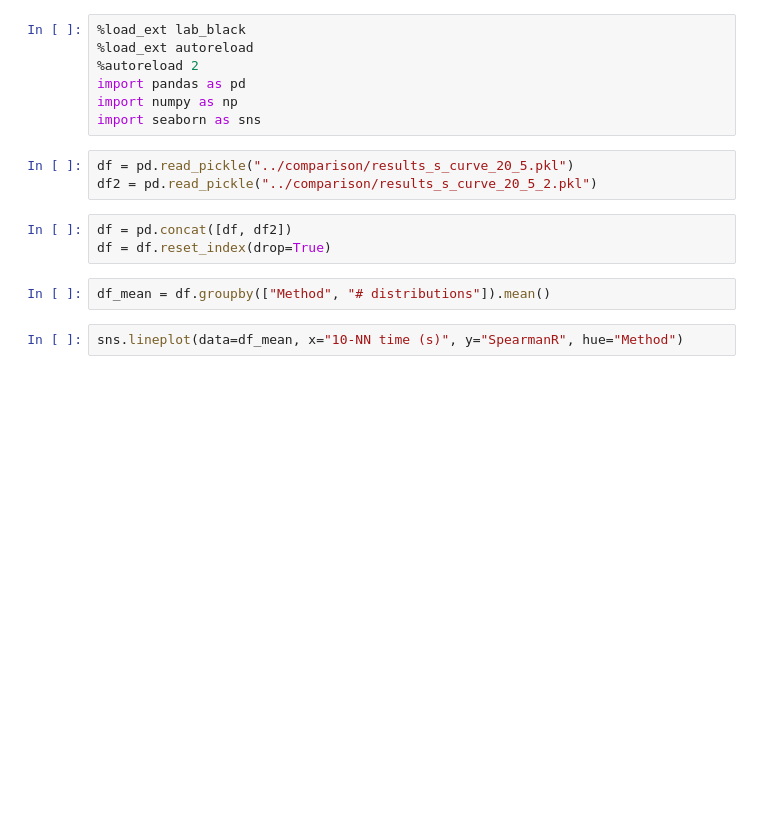
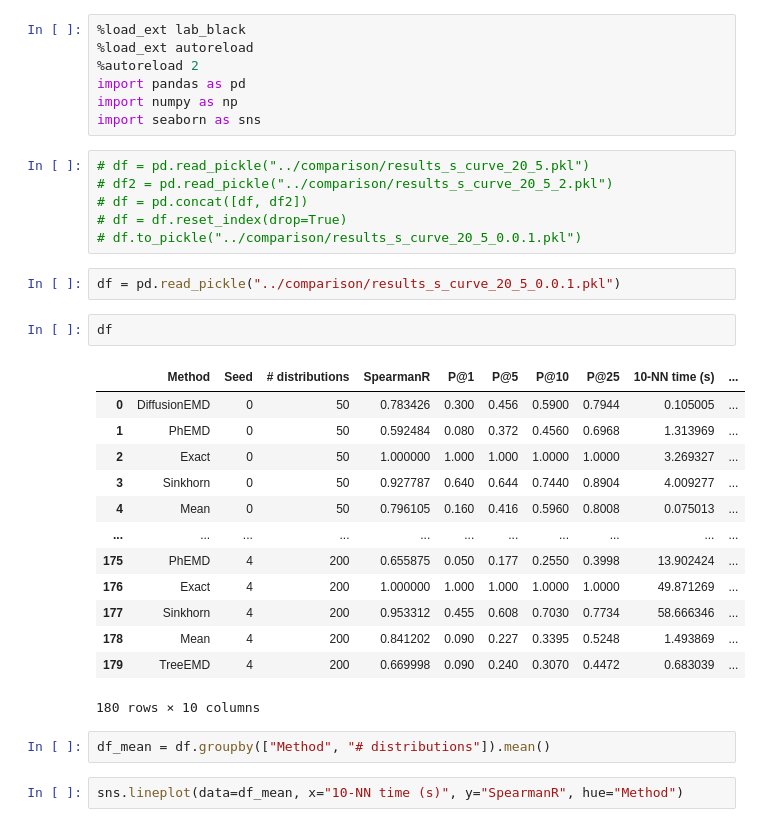
Before and after one commit to atong01/MultiscaleEMD, a Jupyter notebook: notebooks/comparison_analysis.ipynb, the cells around one changed output. Drawn from its saved outputs; the diff is of its cells as text; blank space fills up the shorter version.

Commit message:
Refactor comparisons

```diff
--- a/notebooks/comparison_analysis.ipynb
+++ b/notebooks/comparison_analysis.ipynb
@@ -6,11 +6,29 @@ import pandas as pd
 import numpy as np
 import seaborn as sns
 # %%
-df = pd.read_pickle("../comparison/results_s_curve_20_5.pkl")
-df2 = pd.read_pickle("../comparison/results_s_curve_20_5_2.pkl")
+# df = pd.read_pickle("../comparison/results_s_curve_20_5.pkl")
+# df2 = pd.read_pickle("../comparison/results_s_curve_20_5_2.pkl")
+# df = pd.concat([df, df2])
+# df = df.reset_index(drop=True)
+# df.to_pickle("../comparison/results_s_curve_20_5_0.0.1.pkl")
+# %%
+df = pd.read_pickle("../comparison/results_s_curve_20_5_0.0.1.pkl")
 # %%
-df = pd.concat([df, df2])
-df = df.reset_index(drop=True)
+df
+# %% [output]
+|  | Method | Seed | # distributions | SpearmanR | P@1 | P@5 | P@10 | P@25 | 10-NN time (s) | ... |
+| 0 | DiffusionEMD | 0 | 50 | 0.783426 | 0.300 | 0.456 | 0.5900 | 0.7944 | 0.105005 | ... |
+| 1 | PhEMD | 0 | 50 | 0.592484 | 0.080 | 0.372 | 0.4560 | 0.6968 | 1.313969 | ... |
+| 2 | Exact | 0 | 50 | 1.000000 | 1.000 | 1.000 | 1.0000 | 1.0000 | 3.269327 | ... |
+| 3 | Sinkhorn | 0 | 50 | 0.927787 | 0.640 | 0.644 | 0.7440 | 0.8904 | 4.009277 | ... |
+| 4 | Mean | 0 | 50 | 0.796105 | 0.160 | 0.416 | 0.5960 | 0.8008 | 0.075013 | ... |
+| ... | ... | ... | ... | ... | ... | ... | ... | ... | ... | ... |
+| 175 | PhEMD | 4 | 200 | 0.655875 | 0.050 | 0.177 | 0.2550 | 0.3998 | 13.902424 | ... |
+| 176 | Exact | 4 | 200 | 1.000000 | 1.000 | 1.000 | 1.0000 | 1.0000 | 49.871269 | ... |
+| 177 | Sinkhorn | 4 | 200 | 0.953312 | 0.455 | 0.608 | 0.7030 | 0.7734 | 58.666346 | ... |
+| 178 | Mean | 4 | 200 | 0.841202 | 0.090 | 0.227 | 0.3395 | 0.5248 | 1.493869 | ... |
+| 179 | TreeEMD | 4 | 200 | 0.669998 | 0.090 | 0.240 | 0.3070 | 0.4472 | 0.683039 | ... |
+180 rows × 10 columns
 # %%
 df_mean = df.groupby(["Method", "# distributions"]).mean()
 # %%
```
Also changed, not shown: parts of 11 cells of this notebook, 2 other files.
